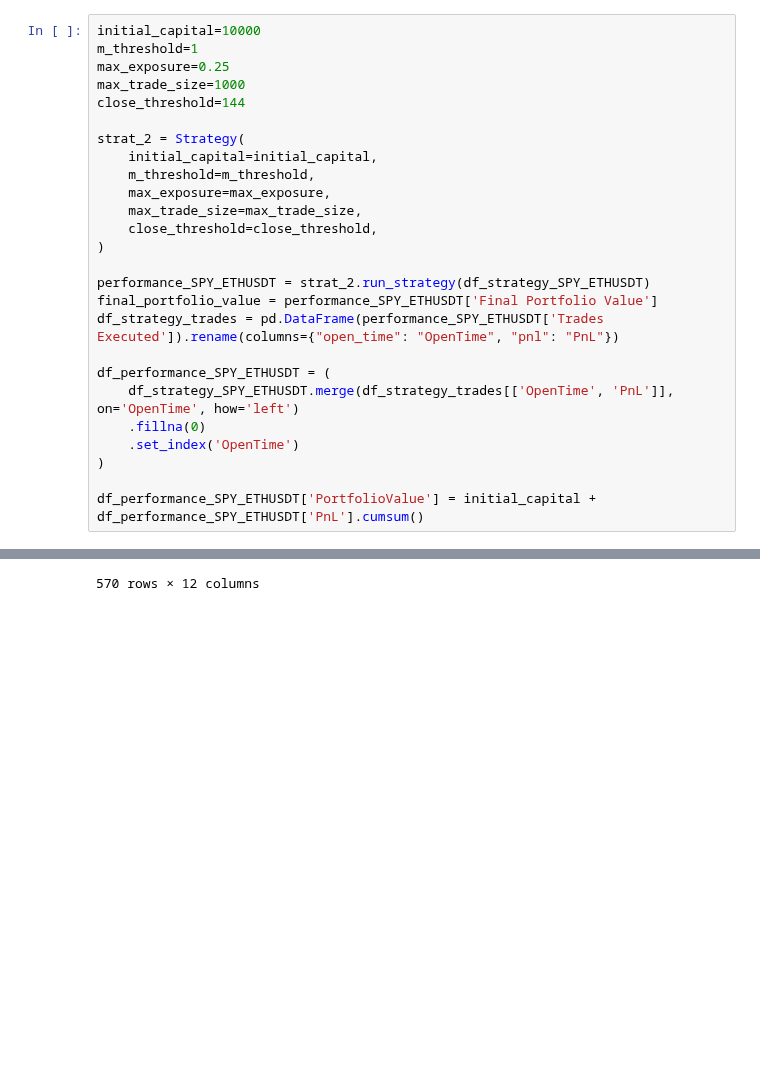
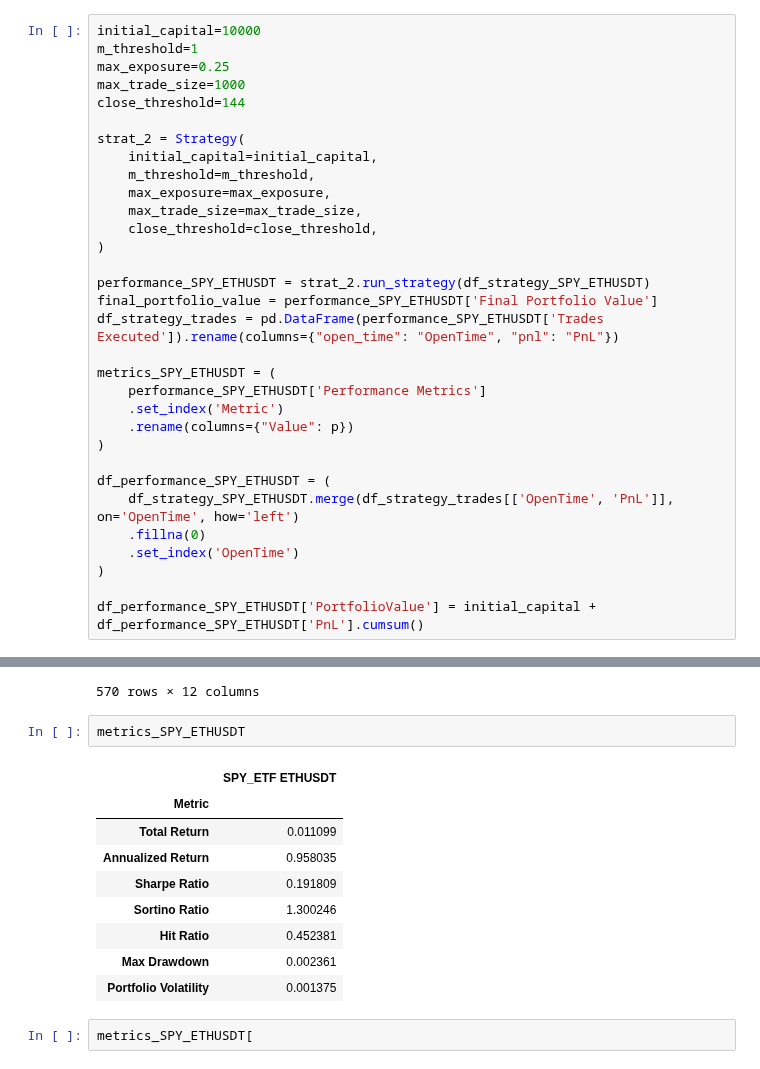
Before and after one commit to nite4/mscfe-masters-project, a Jupyter notebook: src/run_strategy.ipynb, the cells around one changed output, grey strips where cells are left out. Saved outputs shown, nothing was run; the diff lists cells and outputs as text; blank space fills up the shorter version.

```diff
--- a/src/run_strategy.ipynb
+++ b/src/run_strategy.ipynb
@@ -499,6 +518,12 @@ performance_SPY_ETHUSDT = strat_2.run_strategy(df_strategy_SPY_ETHUSDT)
 final_portfolio_value = performance_SPY_ETHUSDT['Final Portfolio Value']
 df_strategy_trades = pd.DataFrame(performance_SPY_ETHUSDT['Trades Executed']).rename(columns={"open_time": "OpenTime", "pnl": "PnL"})
 
+metrics_SPY_ETHUSDT = (
+    performance_SPY_ETHUSDT['Performance Metrics']
+    .set_index('Metric')
+    .rename(columns={"Value": p})
+)
+
 df_performance_SPY_ETHUSDT = (
     df_strategy_SPY_ETHUSDT.merge(df_strategy_trades[['OpenTime', 'PnL']], on='OpenTime', how='left')
     .fillna(0)
@@ -544,3 +569,17 @@ df_performance_SPY_ETHUSDT
 | 2025-01-30 18:50:00 | SPY_ETF ETHUSDT | -0.086405 | -0.083715 | No action | SPY_ETF | ETHUSDT | 604.951 | 602.090 | ... |
 | 2025-01-30 18:55:00 | SPY_ETF ETHUSDT | -0.077422 | -0.074085 | No action | SPY_ETF | ETHUSDT | 605.040 | 603.900 | ... |
 570 rows × 12 columns
+# %%
+metrics_SPY_ETHUSDT
+# %% [output]
+|  | SPY_ETF ETHUSDT |
+| Metric |  |
+| Total Return | 0.011099 |
+| Annualized Return | 0.958035 |
+| Sharpe Ratio | 0.191809 |
+| Sortino Ratio | 1.300246 |
+| Hit Ratio | 0.452381 |
+| Max Drawdown | 0.002361 |
+| Portfolio Volatility | 0.001375 |
+# %%
+metrics_SPY_ETHUSDT[
```
Also changed, not shown: parts of 4 cells of this notebook, 2 other files.
